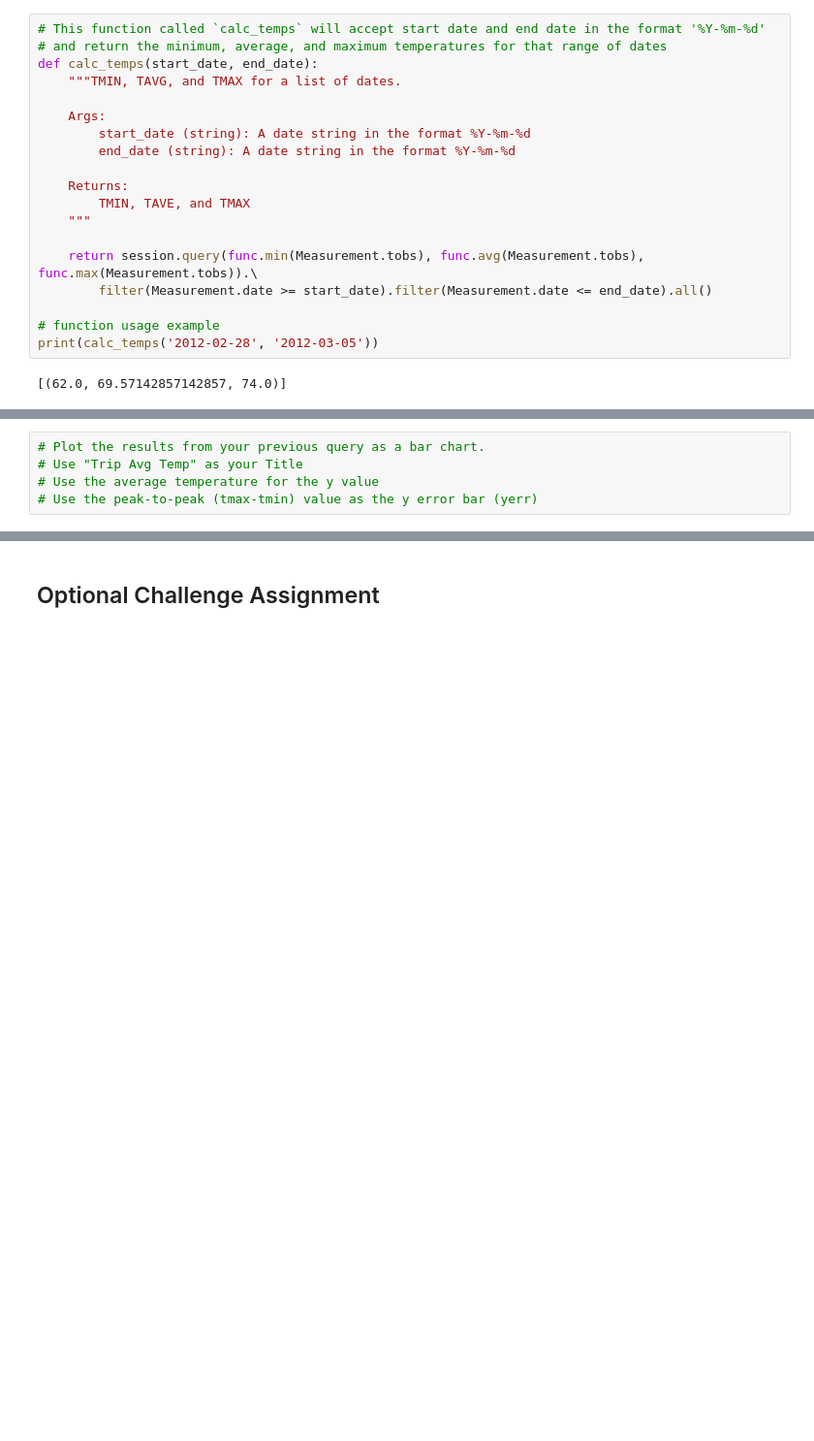
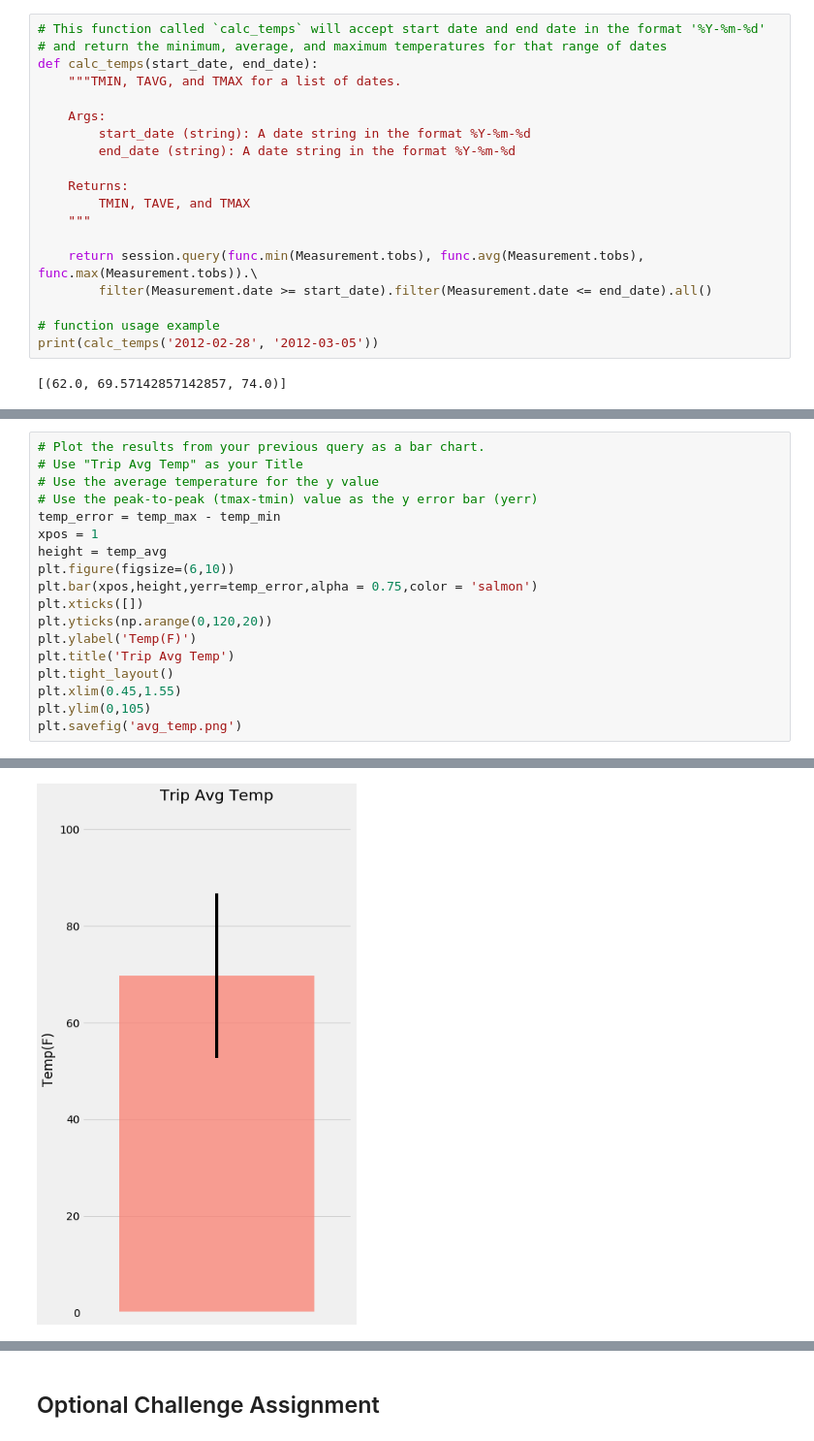
Before and after one commit to arundhatic/sqlalchemy-challenge, a Jupyter notebook: climate.ipynb, the cells around one changed output, grey strips where cells are left out. Shown: that part at 97% size. Cells and saved outputs as stored; diff of their text form; blank space fills up the shorter version.

```diff
--- a/climate.ipynb
+++ b/climate.ipynb
@@ -149,4 +208,17 @@ print(calc_temps('2012-02-28', '2012-03-05'))
 # Use "Trip Avg Temp" as your Title
 # Use the average temperature for the y value
 # Use the peak-to-peak (tmax-tmin) value as the y error bar (yerr)
+temp_error = temp_max - temp_min
+xpos = 1
+height = temp_avg
+plt.figure(figsize=(6,10))
+plt.bar(xpos,height,yerr=temp_error,alpha = 0.75,color = 'salmon')
+plt.xticks([])
+plt.yticks(np.arange(0,120,20))
+plt.ylabel('Temp(F)')
+plt.title('Trip Avg Temp')
+plt.tight_layout()
+plt.xlim(0.45,1.55)
+plt.ylim(0,105)
+plt.savefig('avg_temp.png')
 # %% [output]
@@ -155,3 +225,4 @@ print(calc_temps('2012-02-28', '2012-03-05'))
+[figure, added]
 # %%
 # Calculate the total amount of rainfall per weather station for your trip dates using the previous year's matching dates.
 # Sort this in descending order by precipitation amount and list the station, name, latitude, longitude, and elevation
```
Also changed, not shown: parts of 21 cells of this notebook, 7 other files.
